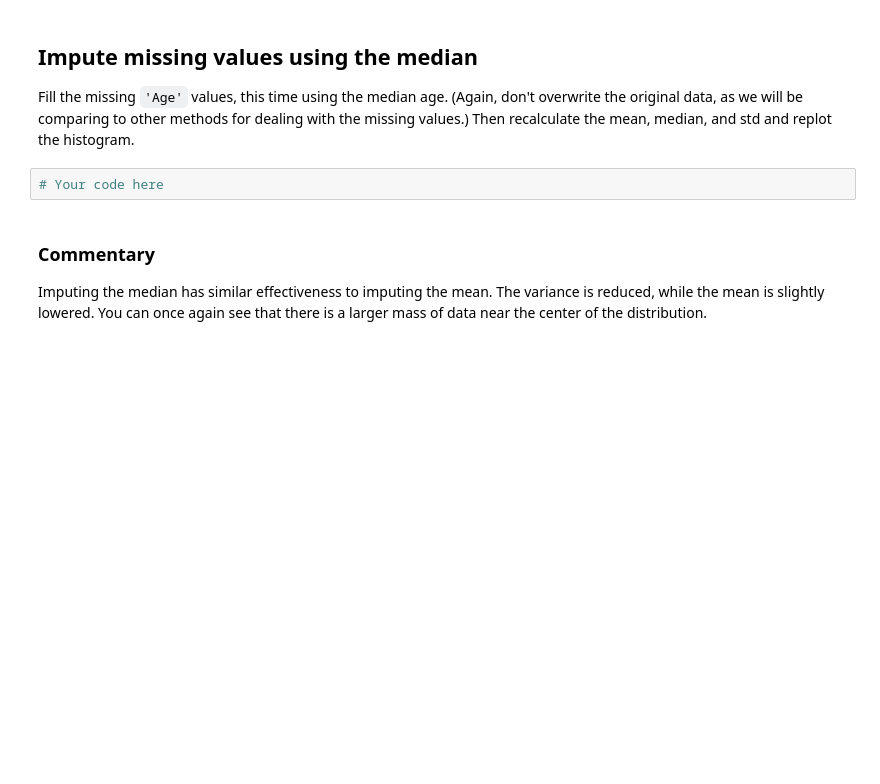
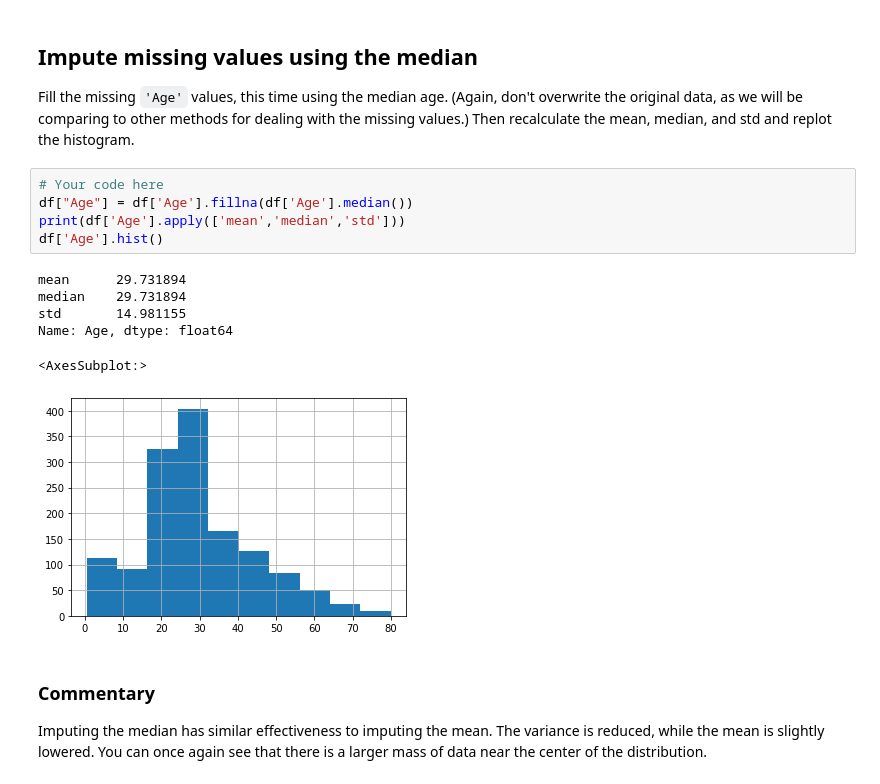
Before and after one commit to jhancarlo-veras/dsc-more-on-missing-data-lab, a Jupyter notebook: index.ipynb, the cells around one changed output. Saved outputs shown, nothing was run; the diff lists cells and outputs as text; blank space fills up the shorter version.

```diff
--- a/index.ipynb
+++ b/index.ipynb
@@ -93,8 +104,18 @@ Note that the standard deviation dropped, the median was slightly raised and the
 ## Impute missing values using the median
 
 Fill the missing `'Age'` values, this time using the median age. (Again, don't overwrite the original data, as we will be comparing to other methods for dealing with the missing values.) Then recalculate the mean, median, and std and replot the histogram.
-# %%
-# Your code here
+# %%
+# Your code here
+df["Age"] = df['Age'].fillna(df['Age'].median())
+print(df['Age'].apply(['mean','median','std']))
+df['Age'].hist()
+# %% [output]
+mean      29.731894
+median    29.731894
+std       14.981155
+Name: Age, dtype: float64
+<AxesSubplot:>
+[figure, added]
 # %% [markdown]
 ### Commentary
 
```
Also changed, not shown: parts of 4 cells of this notebook.
